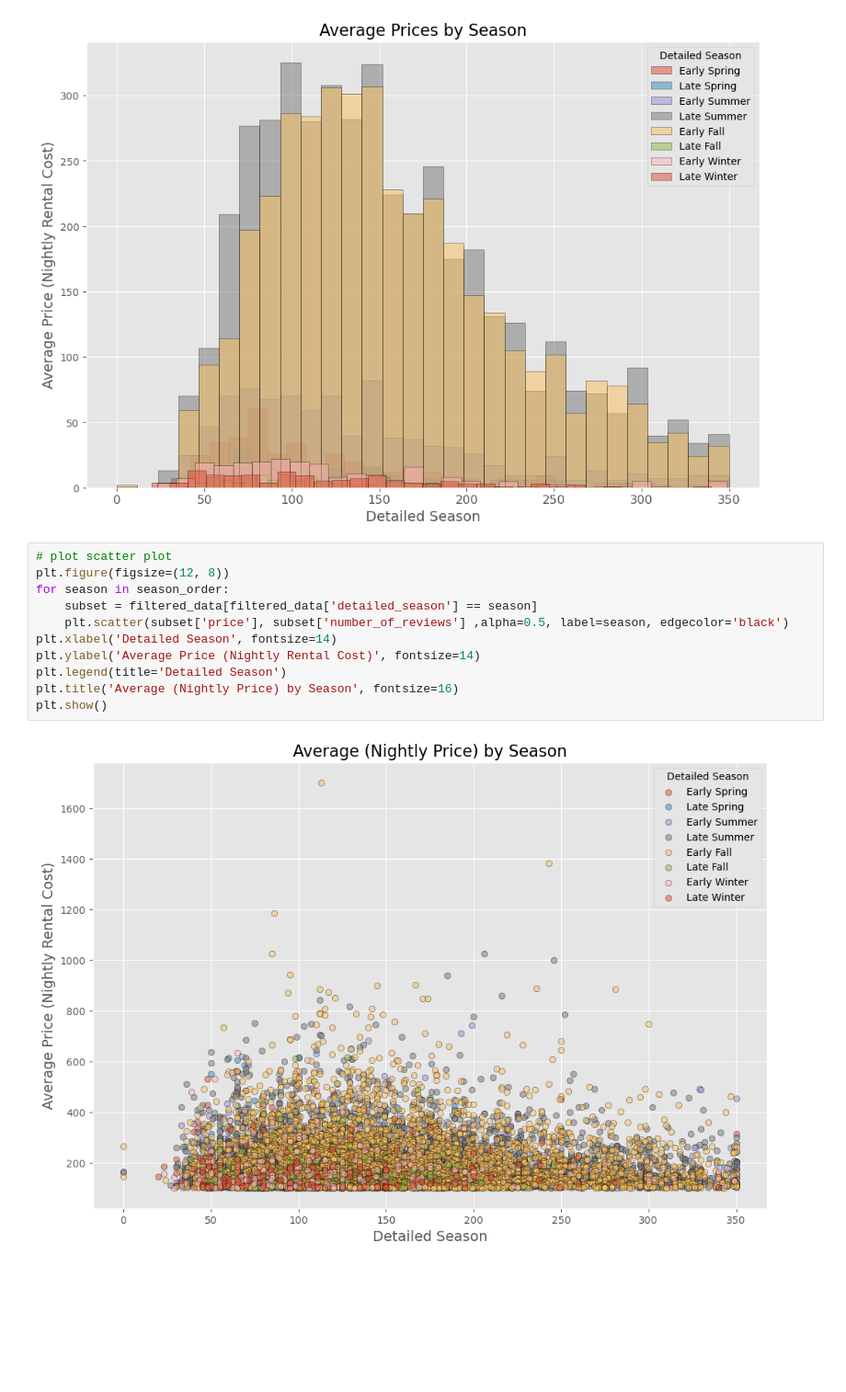
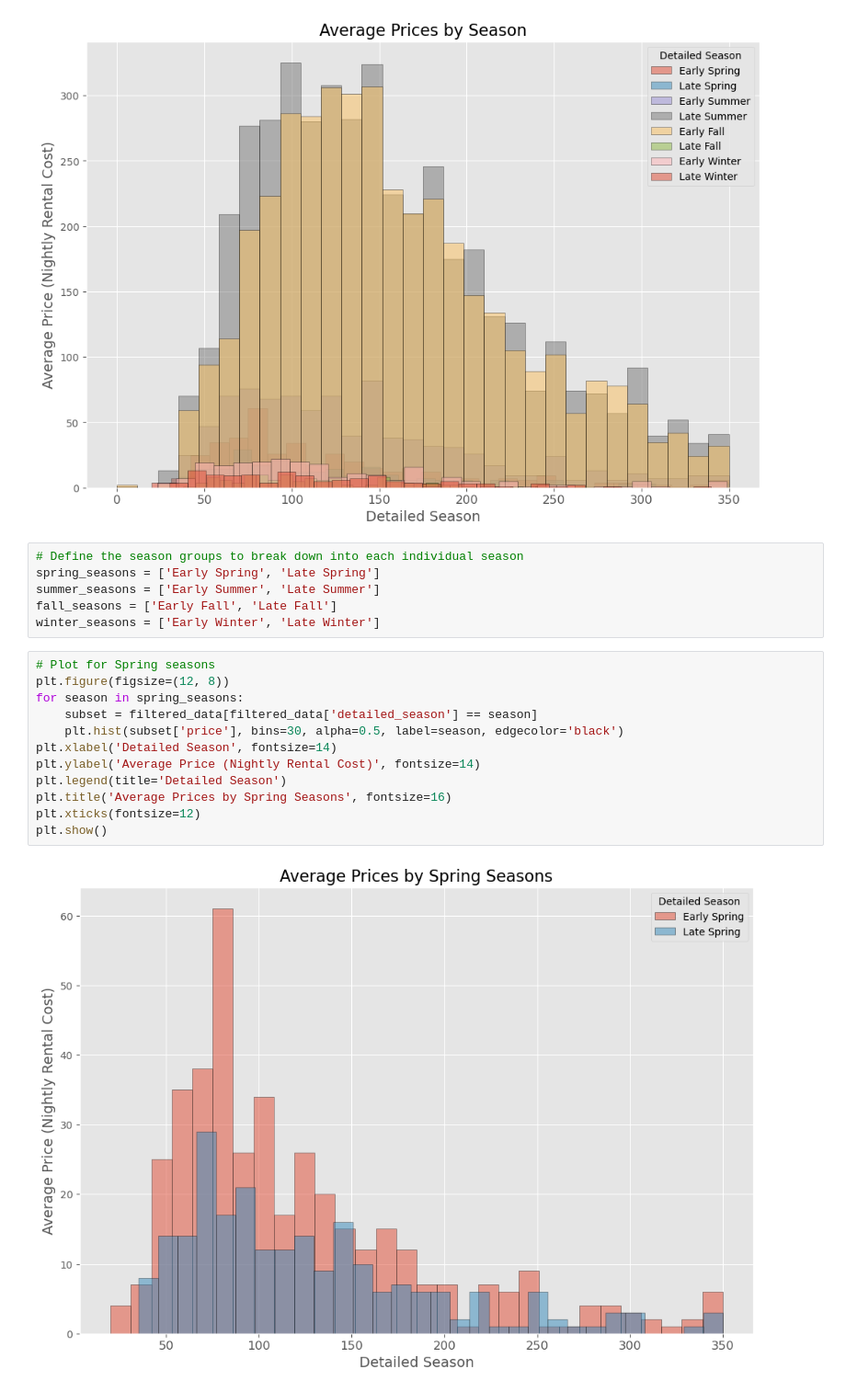
Before and after one commit to zenobiajazmin/my-project1-repo, a Jupyter notebook: AirBNB_detailed_season.ipynb, the cells around one changed output. Shown at 92% size. Saved outputs shown, nothing was run; the diff lists cells and outputs as text; blank space fills up the shorter version.

Commit message:
Created 4 more histograms to split up seasons

```diff
--- a/AirBNB_detailed_season.ipynb
+++ b/AirBNB_detailed_season.ipynb
@@ -183,16 +183,23 @@ plt.xticks(fontsize=12)
 plt.show()
 # %% [output]
 [figure]
+# %%
+# Define the season groups to break down into each individual season
+spring_seasons = ['Early Spring', 'Late Spring']
+summer_seasons = ['Early Summer', 'Late Summer']
+fall_seasons = ['Early Fall', 'Late Fall']
+winter_seasons = ['Early Winter', 'Late Winter']
 # %%
-# plot scatter plot
+# Plot for Spring seasons
 plt.figure(figsize=(12, 8))
-for season in season_order:
+for season in spring_seasons:
     subset = filtered_data[filtered_data['detailed_season'] == season]
-    plt.scatter(subset['price'], subset['number_of_reviews'] ,alpha=0.5, label=season, edgecolor='black')
+    plt.hist(subset['price'], bins=30, alpha=0.5, label=season, edgecolor='black')
 plt.xlabel('Detailed Season', fontsize=14)
 plt.ylabel('Average Price (Nightly Rental Cost)', fontsize=14)
 plt.legend(title='Detailed Season')
-plt.title('Average (Nightly Price) by Season', fontsize=16)
+plt.title('Average Prices by Spring Seasons', fontsize=16)
+plt.xticks(fontsize=12)
 plt.show()
 # %% [output]
-[figure, old version]
+[figure, new version]
```
Also changed, not shown: parts of 3 cells of this notebook, 4 other files.
